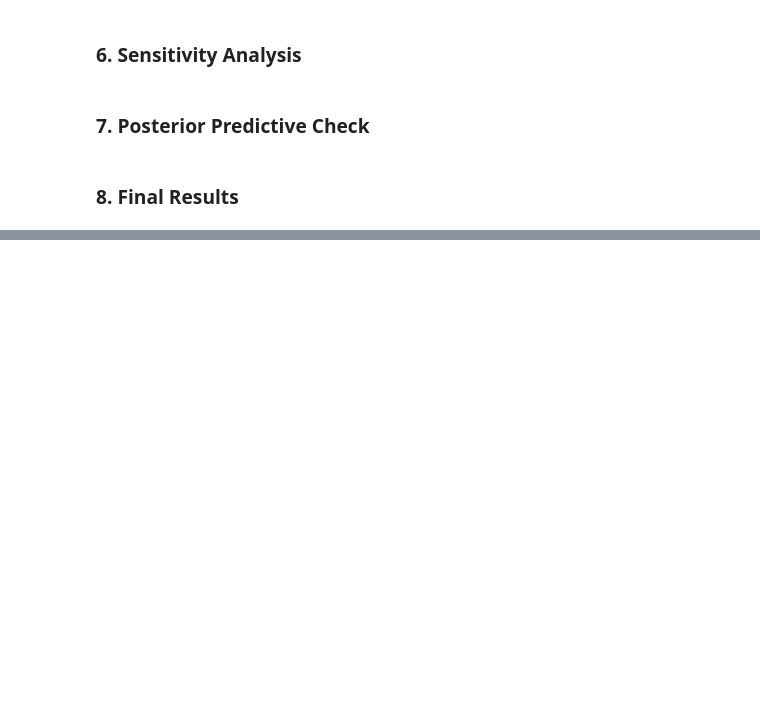
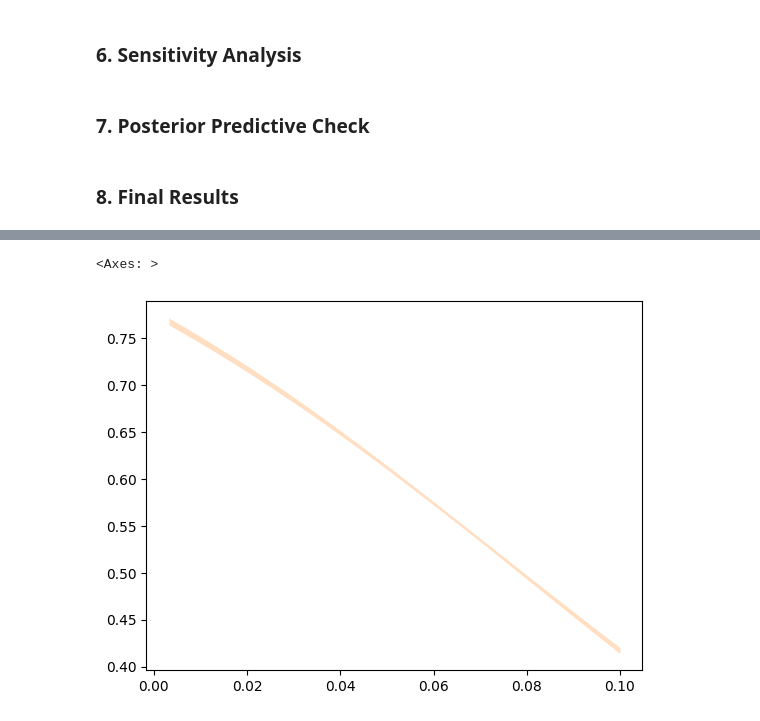
Before and after one commit to erobbtan/AST5731_PROJ2, a Jupyter notebook: Project2.ipynb, the cells around one changed output, grey strips where cells are left out. Cells and saved outputs as stored; diff of their text form; code cells hidden in the pictures; blank space fills up the shorter version.

```diff
--- a/Project2.ipynb
+++ b/Project2.ipynb
@@ -164,0 +197,13 @@ az.plot_posterior(trace, var_names=['beta0','beta1'], hdi_prob=.89);
+# %%
+# Plot original data (maybe some randomly sampled points since we have so many?) and Logistic regression fit line
+
+# Code for Confidence Interval:
+az.plot_hdi(x,
+    idata.posterior.theta,
+    hdi_prob=0.95,
+    fill_kwargs={"alpha": 0.25, "linewidth": 0},
+    color="C1", plot_kwargs={"label":"95% credibility region"}
+)
+# %% [output]
+<Axes: >
+[figure, added]
```
Also changed, not shown: parts of 8 cells of this notebook.
